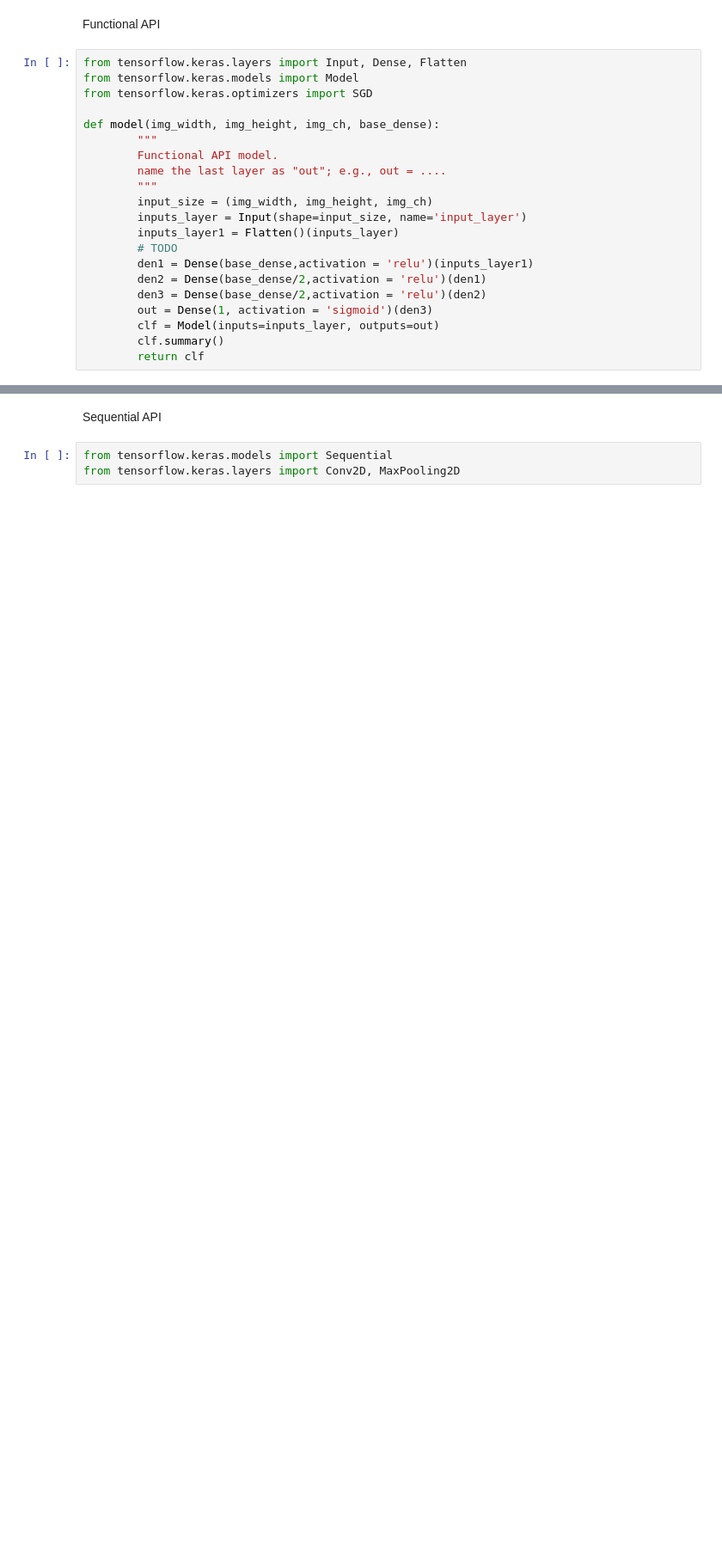
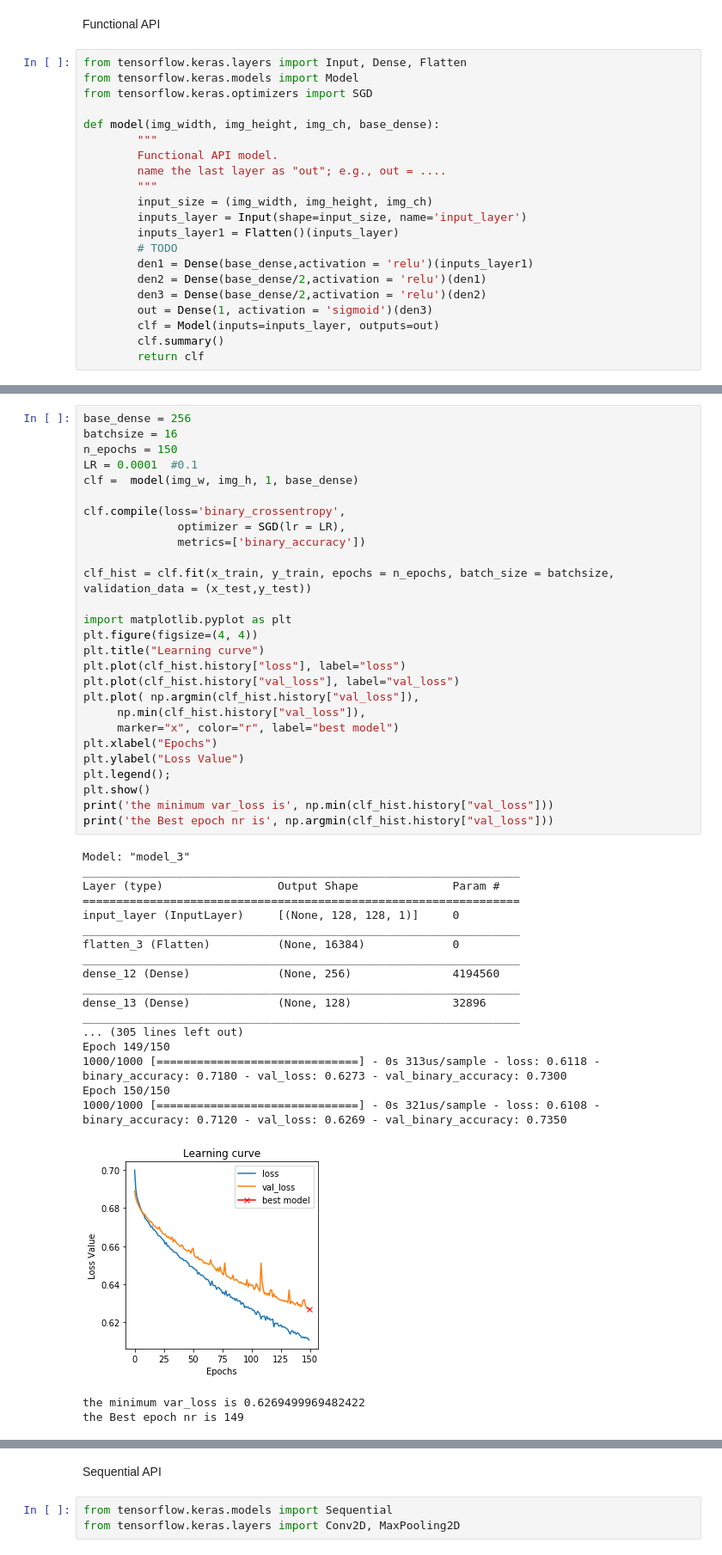
Before and after one commit to siyuankth/CM2003LAB1, a Jupyter notebook: Lab 1/TASK4and5.ipynb, the cells around one changed output, grey strips where cells are left out. Shown at 86% size. Drawn from its saved outputs; the diff is of its cells as text; blank space fills up the shorter version.

```diff
--- a/Lab 1/TASK4and5.ipynb
+++ b/Lab 1/TASK4and5.ipynb
@@ -195 +308,49 @@ plt.show()
+# %%
+base_dense = 256
+batchsize = 16
+n_epochs = 150
+LR = 0.0001  #0.1
+clf =  model(img_w, img_h, 1, base_dense)
+
+clf.compile(loss='binary_crossentropy',
+              optimizer = SGD(lr = LR),
+              metrics=['binary_accuracy'])
+
+clf_hist = clf.fit(x_train, y_train, epochs = n_epochs, batch_size = batchsize, validation_data = (x_test,y_test))
+
+import matplotlib.pyplot as plt
+plt.figure(figsize=(4, 4))
+plt.title("Learning curve")
+plt.plot(clf_hist.history["loss"], label="loss")
+plt.plot(clf_hist.history["val_loss"], label="val_loss")
+plt.plot( np.argmin(clf_hist.history["val_loss"]),
+     np.min(clf_hist.history["val_loss"]),
+     marker="x", color="r", label="best model")
+plt.xlabel("Epochs")
+plt.ylabel("Loss Value")
+plt.legend();
+plt.show()
+print('the minimum var_loss is', np.min(clf_hist.history["val_loss"]))
+print('the Best epoch nr is', np.argmin(clf_hist.history["val_loss"]))
+# %% [output]
+Model: "model_3"
+_________________________________________________________________
+Layer (type)                 Output Shape              Param #
+=================================================================
+input_layer (InputLayer)     [(None, 128, 128, 1)]     0
+_________________________________________________________________
+flatten_3 (Flatten)          (None, 16384)             0
+_________________________________________________________________
+dense_12 (Dense)             (None, 256)               4194560
+_________________________________________________________________
+dense_13 (Dense)             (None, 128)               32896
+_________________________________________________________________
+... (305 lines left out)
+Epoch 149/150
+1000/1000 [==============================] - 0s 313us/sample - loss: 0.6118 - binary_accuracy: 0.7180 - val_loss: 0.6273 - val_binary_accuracy: 0.7300
+Epoch 150/150
+1000/1000 [==============================] - 0s 321us/sample - loss: 0.6108 - binary_accuracy: 0.7120 - val_loss: 0.6269 - val_binary_accuracy: 0.7350
+[figure, added]
+the minimum var_loss is 0.6269499969482422
+the Best epoch nr is 149
 # %% [markdown]
```
Also changed, not shown: parts of 25 cells of this notebook, 2 other files.
